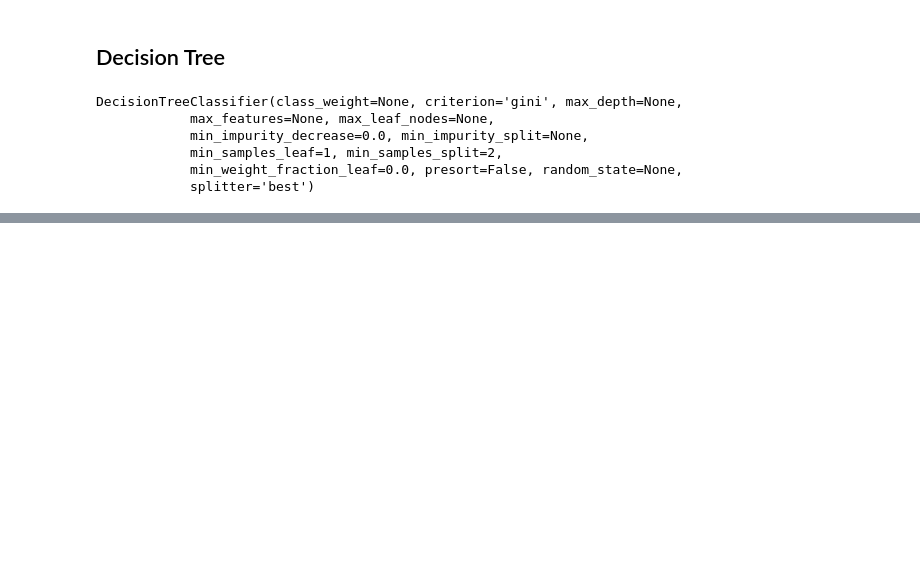
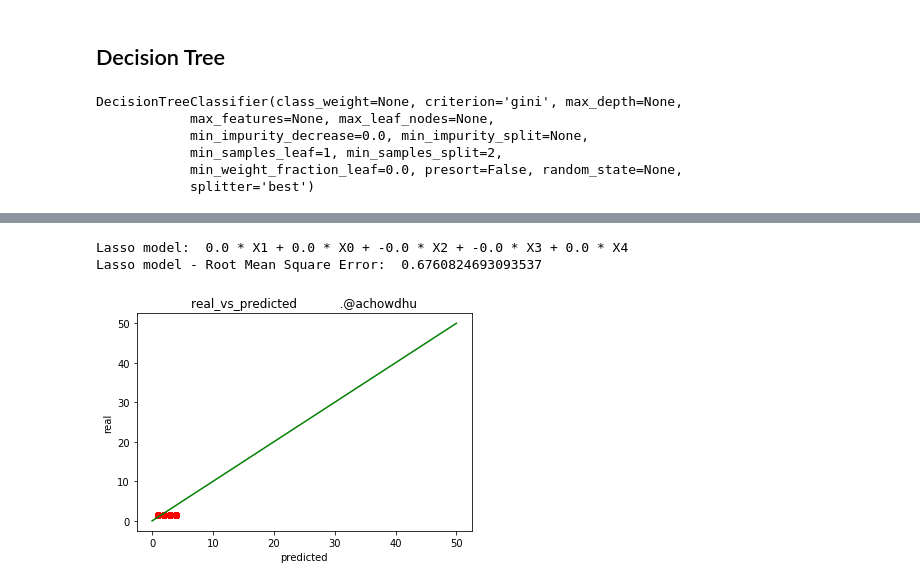
Before and after one commit to Arvind-capstone/Capstone-project, a Jupyter notebook: Capstone.ipynb, the cells around one changed output, grey strips where cells are left out. Cells and saved outputs as stored; diff of their text form; code cells hidden in the pictures; blank space fills up the shorter version.

```diff
--- a/Capstone.ipynb
+++ b/Capstone.ipynb
@@ -306,0 +472,4 @@ print(accuracy_score(y_test, predictions))
+# %%
+from catboost import CatBoostRegressor
+model=CatBoostRegressor(iterations=10, depth=3, learning_rate=0.1, loss_function='RMSE')
+model.fit(x_train, y_train,eval_set=(x_test, y_test),plot=True)
@@ -306,0 +493,44 @@ print(accuracy_score(y_test, predictions))
+# %%
+from sklearn.linear_model import LinearRegression, Lasso, Ridge
+def pretty_print_linear(coefs, names = None, sort = False):
+    if names is None:
+        names = ["X%s" % x for x in range(len(coefs))]
+    lst = zip(coefs, names)
+    if sort:
+        lst = sorted(lst, key = lambda x:-np.abs(x[0]))
+    return " + ".join("%s * %s" % (round(coef, 3), name) for coef, name in lst)
+
+
+def root_mean_square_error(y_pred,y_test):
+    rmse_train = np.sqrt(np.dot(abs(y_pred-y_test),abs(y_pred-y_test))/len(y_test))
+    return rmse_train
+
+
+
+def plot_real_vs_predicted(y_pred,y_test):
+    plt.plot(y_pred,y_test,'ro')
+    plt.plot([0,50],[0,50], 'g-')
+    plt.xlabel('predicted')
+    plt.ylabel('real')
+    plt.title('real_vs_predicted           .@achowdhu')
+    plt.show()
+    return plt
+# %%
+# Create lasso regression object
+lasso = Lasso(alpha=.3)
+
+# Train the model using the training sets
+lasso.fit(x_train, y_train)
+
+print("Lasso model: ", pretty_print_linear(lasso.coef_, sort = True))
+
+# Predict the values using the model
+y_lasso_predict = lasso.predict(x_test)
+
+# Print the root mean square error
+print("Lasso model - Root Mean Square Error: ", root_mean_square_error(y_lasso_predict,y_test))
+plot_real_vs_predicted(y_test,y_lasso_predict)
+# %% [output]
+Lasso model:  0.0 * X1 + 0.0 * X0 + -0.0 * X2 + -0.0 * X3 + 0.0 * X4
+Lasso model - Root Mean Square Error:  0.6760824693093537
+[figure, added]
```
Also changed, not shown: parts of 38 cells of this notebook.
